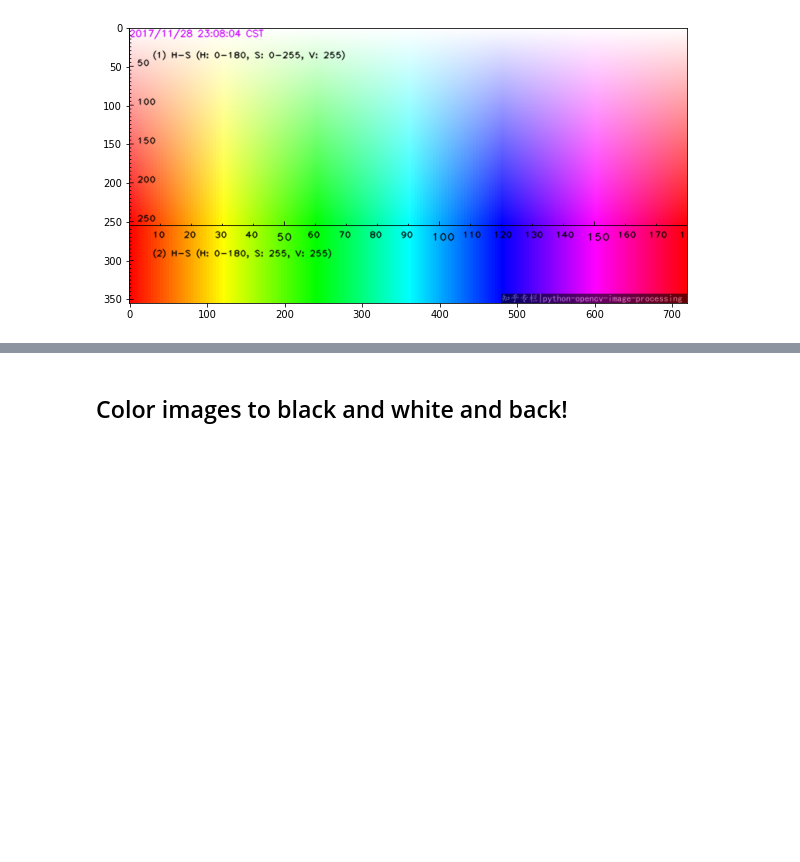
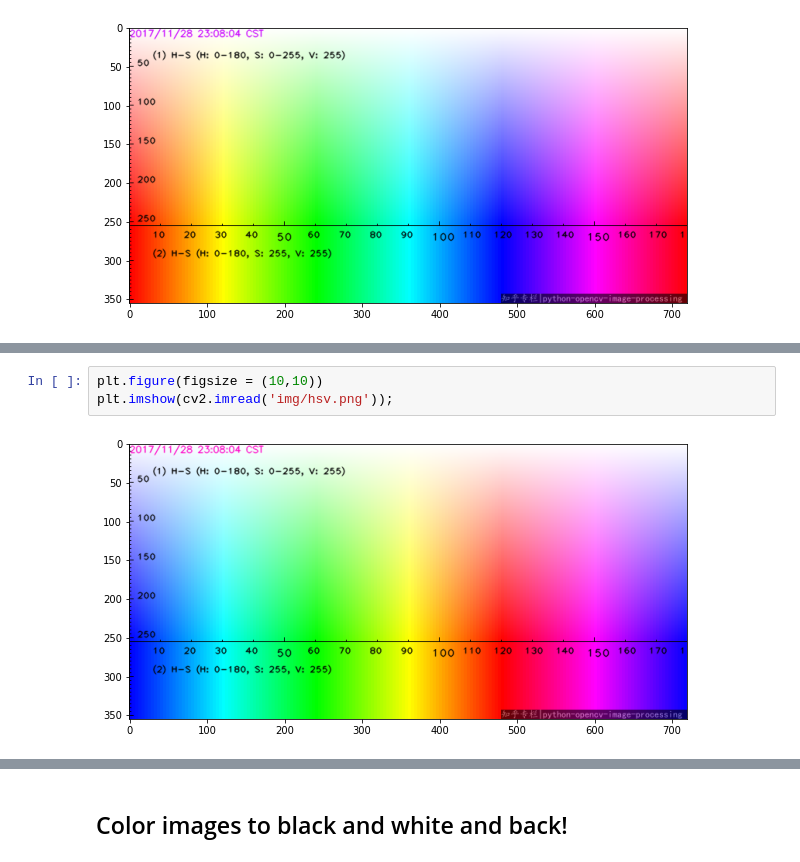
Before and after one commit to smr-dalli/ai-strive-exercises, a Jupyter notebook: M6/d3/Mini Projects.ipynb, the cells around one changed output, grey strips where cells are left out. Saved outputs shown, nothing was run; the diff lists cells and outputs as text; blank space fills up the shorter version.

```diff
--- a/M6/d3/Mini Projects.ipynb
+++ b/M6/d3/Mini Projects.ipynb
@@ -38,0 +37,5 @@ ValueError: operands could not be broadcast together with shapes (896105,3) (254
+# %%
+plt.figure(figsize = (10,10))
+plt.imshow(cv2.imread('img/hsv.png'));
+# %% [output]
+[figure, added]
```
Also changed, not shown: parts of 4 cells of this notebook.
